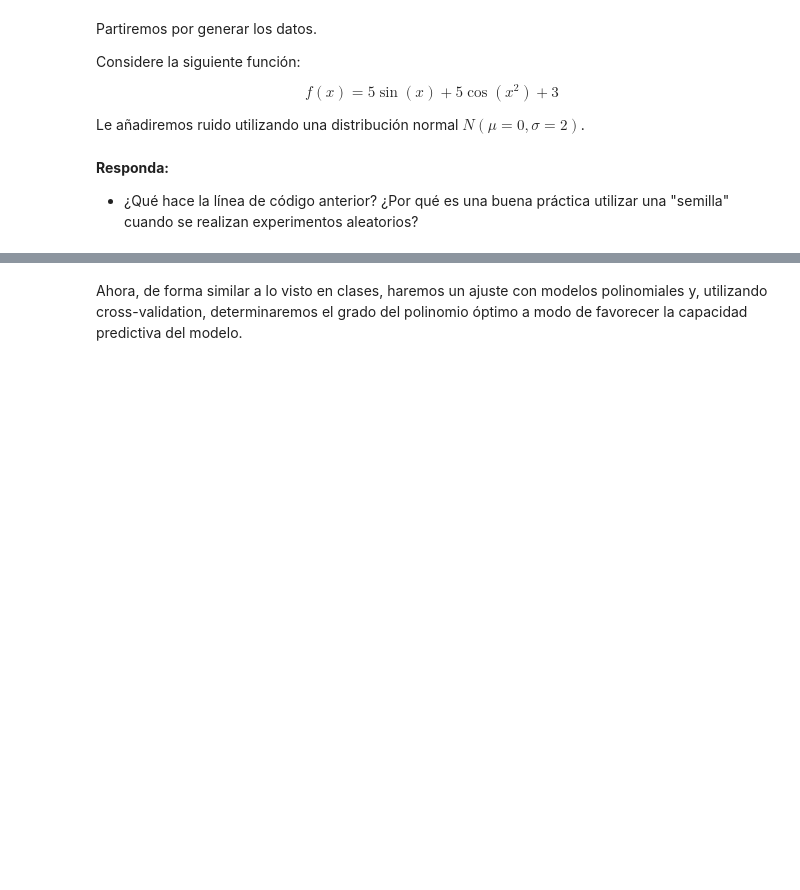
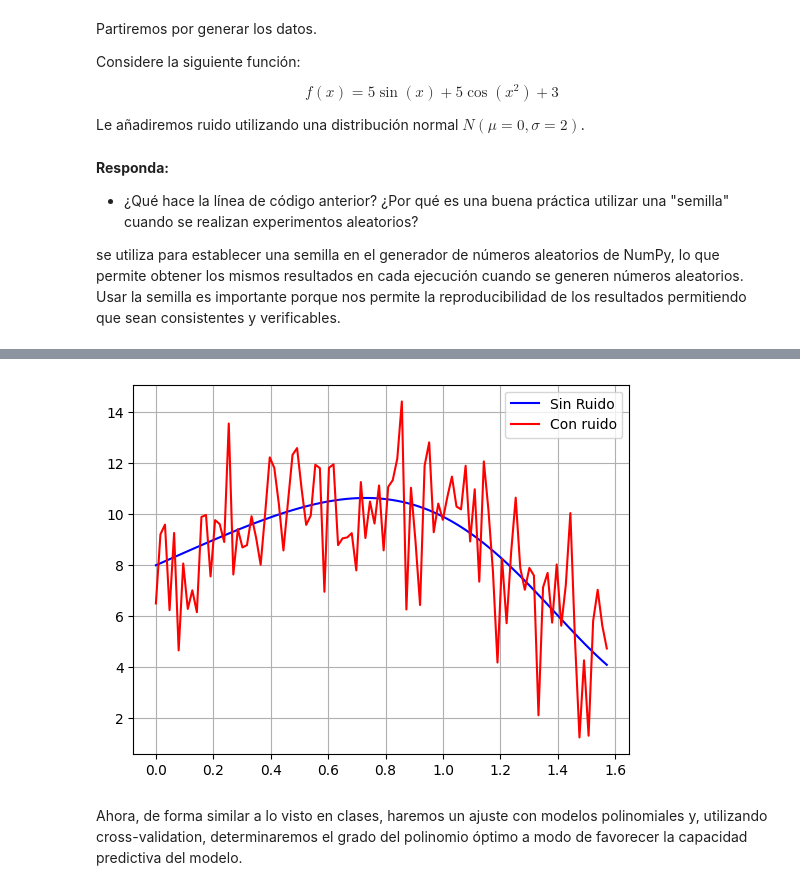
Before and after one commit to JoseAguirre-10/Tarea-3, a Jupyter notebook: Tarea3.ipynb, the cells around one changed output, grey strips where cells are left out. Saved outputs shown, nothing was run; the diff lists cells and outputs as text; code cells hidden in the pictures; blank space fills up the shorter version.

```diff
--- a/Tarea3.ipynb
+++ b/Tarea3.ipynb
@@ -305,18 +305,26 @@ np.random.seed(123)  # investigue que hace esta línea de código
 # %% [markdown]
 **Responda:**
 - ¿Qué hace la línea de código anterior? ¿Por qué es una buena práctica utilizar una "semilla" cuando se realizan experimentos aleatorios?
+
+se utiliza para establecer una semilla en el generador de números aleatorios de NumPy, lo que permite obtener los mismos resultados en cada ejecución cuando se generen números aleatorios. Usar la semilla es importante porque nos permite la reproducibilidad de los resultados permitiendo que sean consistentes y verificables.
 # %%
 N_data = 100
 x = np.linspace(0,np.pi/2, N_data)
 
 # Calcule un arreglo con los valores de la función f(x) con el arreglo antes definido
-y_real =
+y_real = 5*np.sin(x) + 5*np.cos(x**2) + 3
 
 # Ahora sume el "ruido" aleatorio. Para ello utilice np.random.normal()
 # Revise la documentación y utilice una desviación estándar igual a 2
 
-y_ruido =
+y_ruido = y_real + np.random.normal(0,2,N_data)
 
 # Visualice sus datos :)
 # Puede graficar la función sin ruido si así lo desea. (opcional)
+
+plt.plot(x,y_real, c= 'blue', label = 'Sin Ruido') #sin ruido
+plt.plot(x,y_ruido, c ='red',label = 'Con ruido')
+plt.legend()
+plt.grid()
+plt.show()
 # %% [output]
@@ -324,3 +331,4 @@ SyntaxError: invalid syntax (<ipython-input-99-49f5f9d6bcf8>, line 5)
+[figure, added]
 # %% [markdown]
 Ahora, de forma similar a lo visto en clases, haremos un ajuste con modelos polinomiales y, utilizando cross-validation, determinaremos el grado del polinomio óptimo a modo de favorecer la capacidad predictiva del modelo.
 # %%
```
Also changed, not shown: parts of 5 cells of this notebook.
